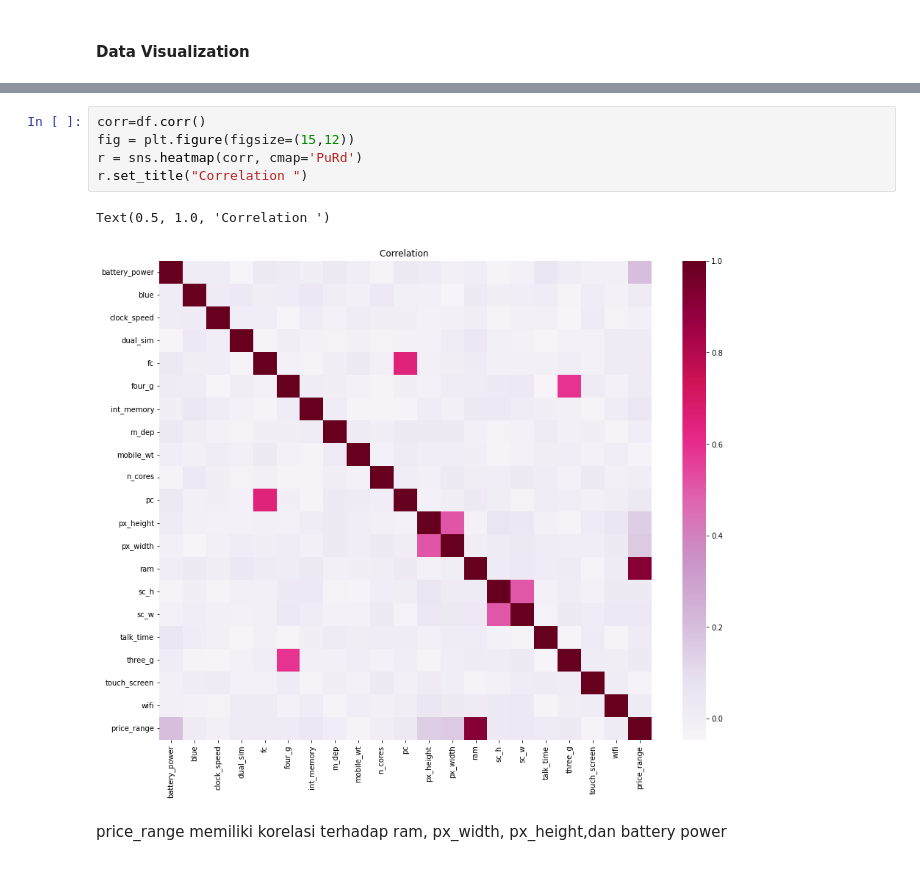
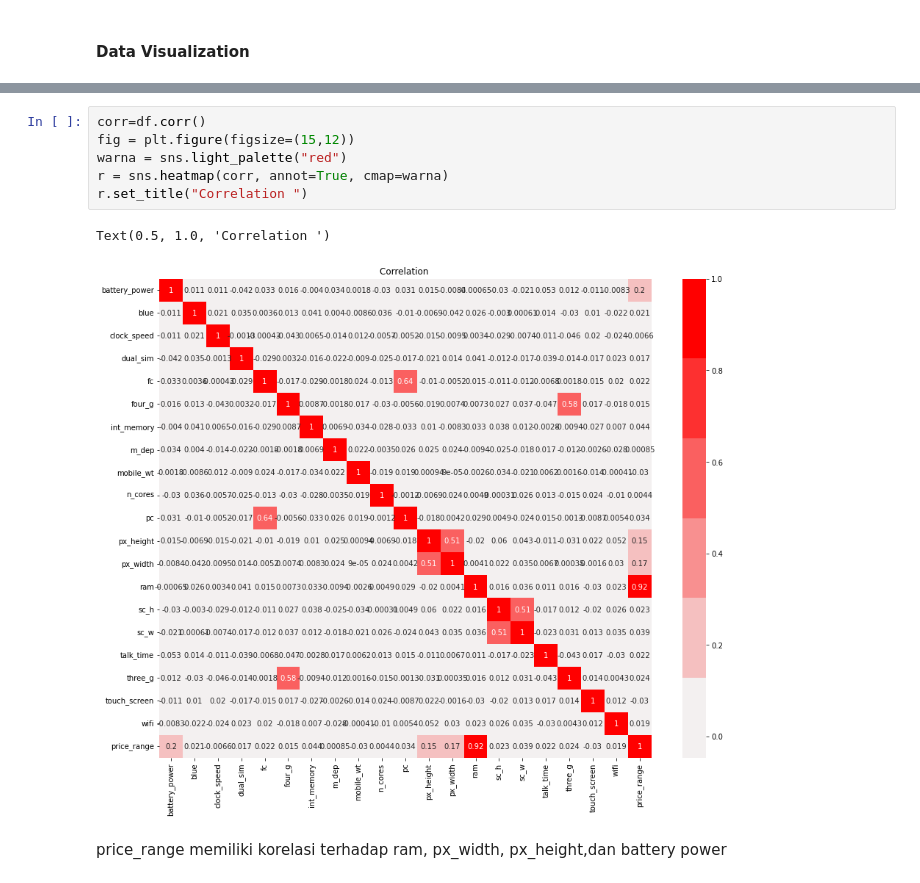
Before and after one commit to refkijorgiprdna/final-project-kelompok-04-erwin, a Jupyter notebook: Final Project.ipynb, the cells around one changed output, grey strips where cells are left out. Saved outputs shown, nothing was run; the diff lists cells and outputs as text.

```diff
--- a/Final Project.ipynb
+++ b/Final Project.ipynb
@@ -351,11 +274,12 @@ plt.show() #menampilkan visualisasi
 # %%
 corr=df.corr()
 fig = plt.figure(figsize=(15,12))
-r = sns.heatmap(corr, cmap='PuRd')
+warna = sns.light_palette("red")
+r = sns.heatmap(corr, annot=True, cmap=warna)
 r.set_title("Correlation ")
 # %% [output]
 Text(0.5, 1.0, 'Correlation ')
-[figure, old version]
+[figure, new version]
 # %% [markdown]
 price_range memiliki korelasi terhadap ram, px_width, px_height,dan battery power
 # %%
```
Also changed, not shown: parts of 25 cells of this notebook.
